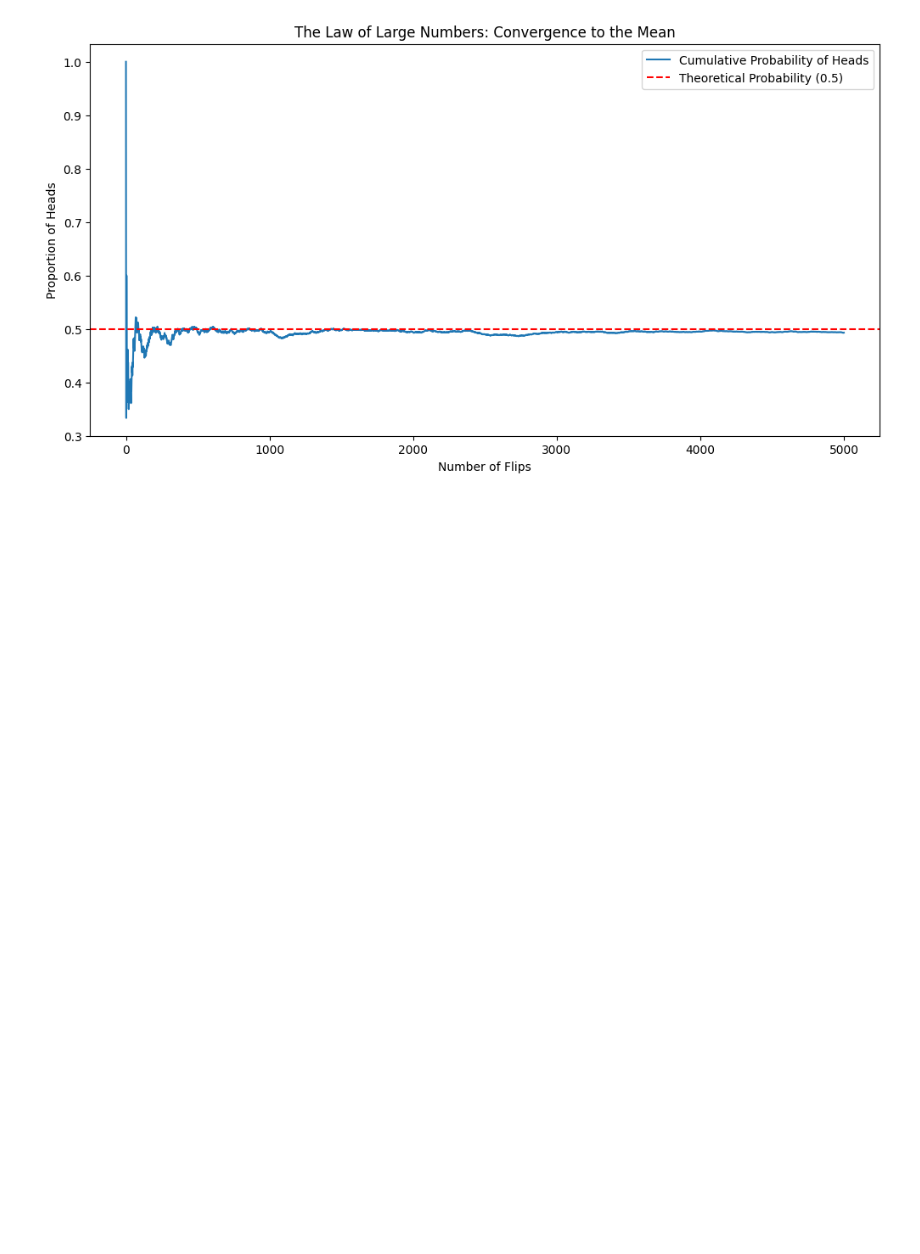
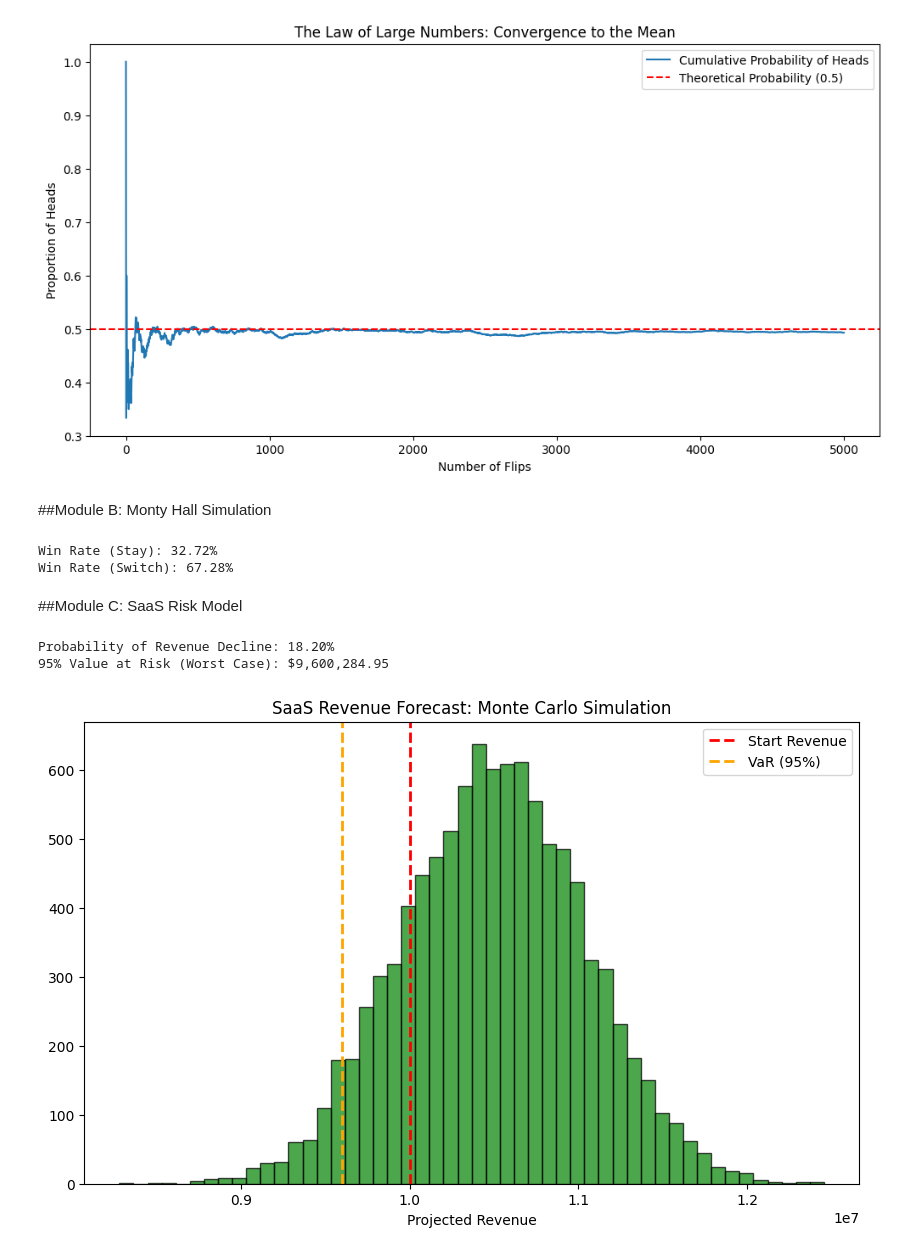
Before and after one commit to justinwender/Data-Analytics-for-Economics, a Jupyter notebook: Lab5/lab5_monte_carlo_casino.ipynb, the cells around one changed output. Saved outputs shown, nothing was run; the diff lists cells and outputs as text; code cells hidden in the pictures; blank space fills up the shorter version.

Commit message:
Adding Module B and C

```diff
--- a/Lab5/lab5_monte_carlo_casino.ipynb
+++ b/Lab5/lab5_monte_carlo_casino.ipynb
@@ -25,3 +29,78 @@ def simulate_law_of_large_numbers(n_flips):
 simulate_law_of_large_numbers(5000)
 # %% [output]
 [figure]
+# %% [markdown]
+##Module B: Monty Hall Simulation
+# %%
+def monty_hall_sim(n_games):
+    switch_wins = 0
+    stay_wins = 0
+
+    for _ in range(n_games):
+        doors = [0, 1, 2]
+        prize = np.random.choice(doors)
+        choice = np.random.choice(doors)
+
+        # Host opens a door
+        # Host cannot open 'prize' and cannot open 'choice'
+        openable_doors = [d for d in doors if d != prize and d != choice]
+        host_opens = np.random.choice(openable_doors)
+
+        # Strategy: Stay
+        if choice == prize:
+            stay_wins += 1
+
+        # Strategy: Switch
+        # The switch choice is the door that is not 'choice' and not 'host_opens'
+        switch_choice = [d for d in doors if d != choice and d != host_opens]
+        if switch_choice[0] == prize:
+            switch_wins += 1
+
+    print(f"Win Rate (Stay): {stay_wins/n_games:.2%}")
+    print(f"Win Rate (Switch): {switch_wins/n_games:.2%}")
+
+monty_hall_sim(10000)
+# %% [output]
+Win Rate (Stay): 32.72%
+Win Rate (Switch): 67.28%
+# %% [markdown]
+##Module C: SaaS Risk Model
+# %%
+def saas_risk_model(n_sims):
+    base_rev = 10_000_000
+
+    # Stochastic Inputs
+    # Churn is centered at 10% but can vary (Standard Deviation 2%)
+    churn_sims = np.random.normal(0.10, 0.02, n_sims)
+    # Sales centered at $1.5M, varies by $500k
+    sales_sims = np.random.normal(1_500_000, 500_000, n_sims)
+
+    # The Transfer Function (The Business Logic)
+    net_revenue = base_rev * (1 - churn_sims) + sales_sims
+
+    # Risk Metrics
+    # Probability that we end the year with LESS money than we started
+    prob_loss = np.mean(net_revenue < base_rev)
+
+    # Value at Risk (95% Confidence)
+    # We are 95% sure revenue will be ABOVE this number (the 5th percentile)
+    var_95 = np.percentile(net_revenue, 5)
+
+    print(f"Probability of Revenue Decline: {prob_loss:.2%}")
+    print(f"95% Value at Risk (Worst Case): ${var_95:,.2f}")
+
+    # Visualization
+    plt.figure(figsize=(10,6))
+    plt.hist(net_revenue, bins=50, alpha=0.7, color='green', edgecolor='black')
+    plt.axvline(base_rev, color='red', linestyle='dashed', linewidth=2, label='Start Revenue')
+    plt.axvline(var_95, color='orange', linestyle='dashed', linewidth=2, label='VaR (95%)')
+    plt.title('SaaS Revenue Forecast: Monte Carlo Simulation')
+    plt.xlabel('Projected Revenue')
+    plt.legend()
+    plt.show()
+
+saas_risk_model(10000)
+# %% [output]
+Probability of Revenue Decline: 18.20%
+95% Value at Risk (Worst Case): $9,600,284.95
+[figure, added]
```
Also changed, not shown: parts of 2 cells of this notebook.
